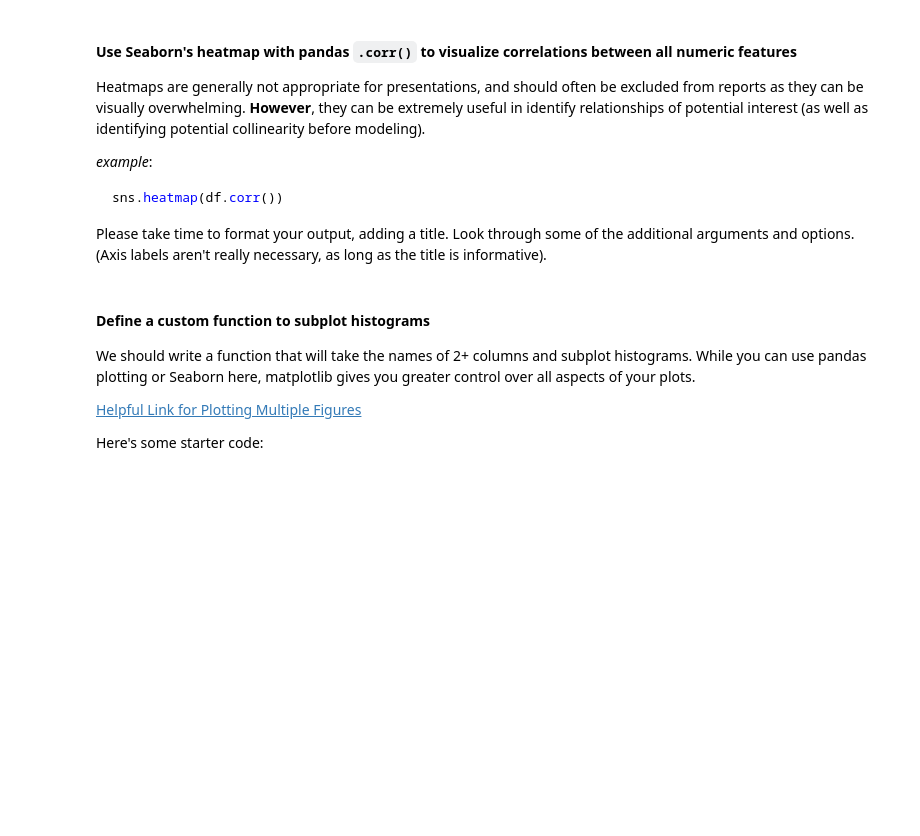
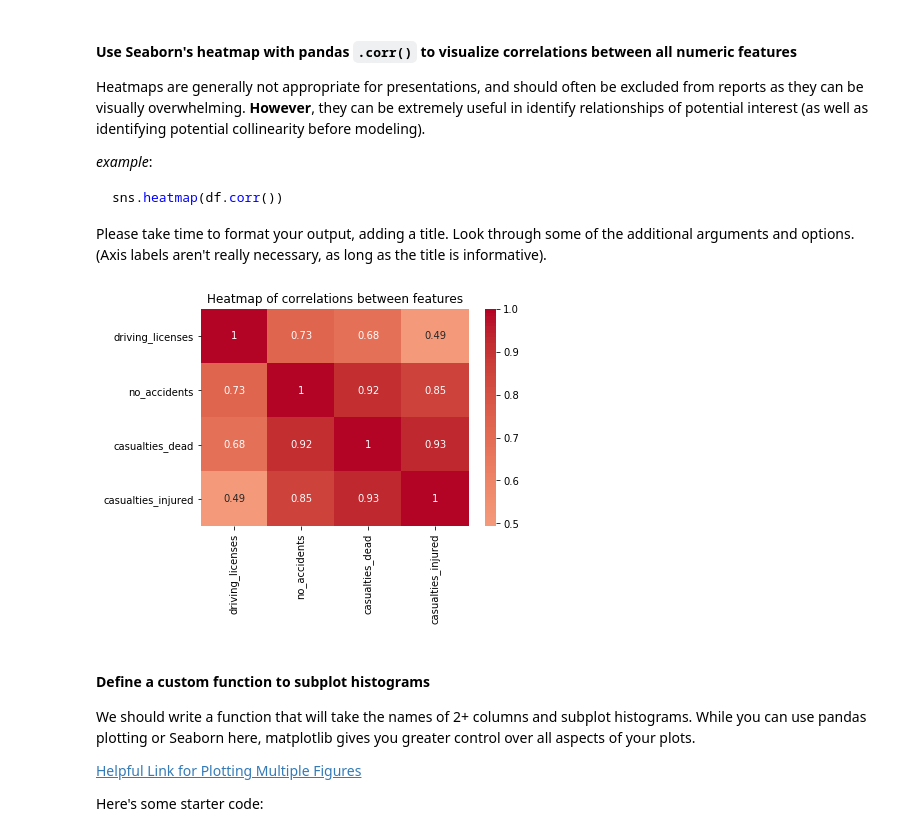
Before and after one commit to TQgit/datascience_project1, a Jupyter notebook: code/starter-code.ipynb, the cells around one changed output. Drawn from its saved outputs; the diff is of its cells as text; code cells hidden in the pictures; blank space fills up the shorter version.

````diff
--- a/code/starter-code.ipynb
+++ b/code/starter-code.ipynb
@@ -832,6 +830,11 @@ sns.heatmap(df.corr())
 ```
 
 Please take time to format your output, adding a title. Look through some of the additional arguments and options. (Axis labels aren't really necessary, as long as the title is informative).
+# %%
+sns.heatmap(combined.iloc[:,2:6].corr(), annot=True, center=0, cmap='coolwarm')
+plt.title('Heatmap of correlations between features');
+# %% [output]
+[figure, added]
 # %% [markdown]
 #### Define a custom function to subplot histograms
 
````
Also changed, not shown: parts of 35 cells of this notebook.
